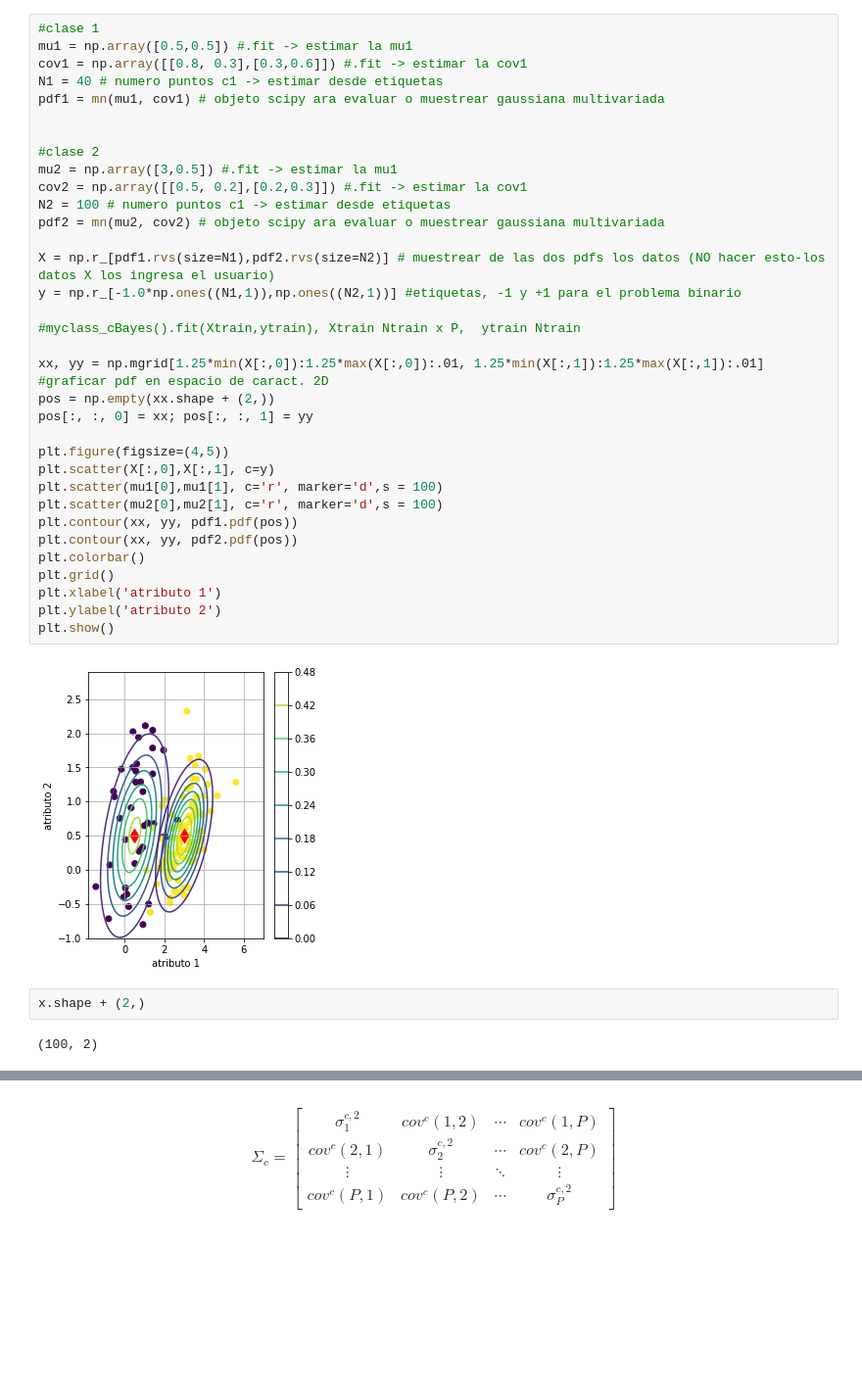
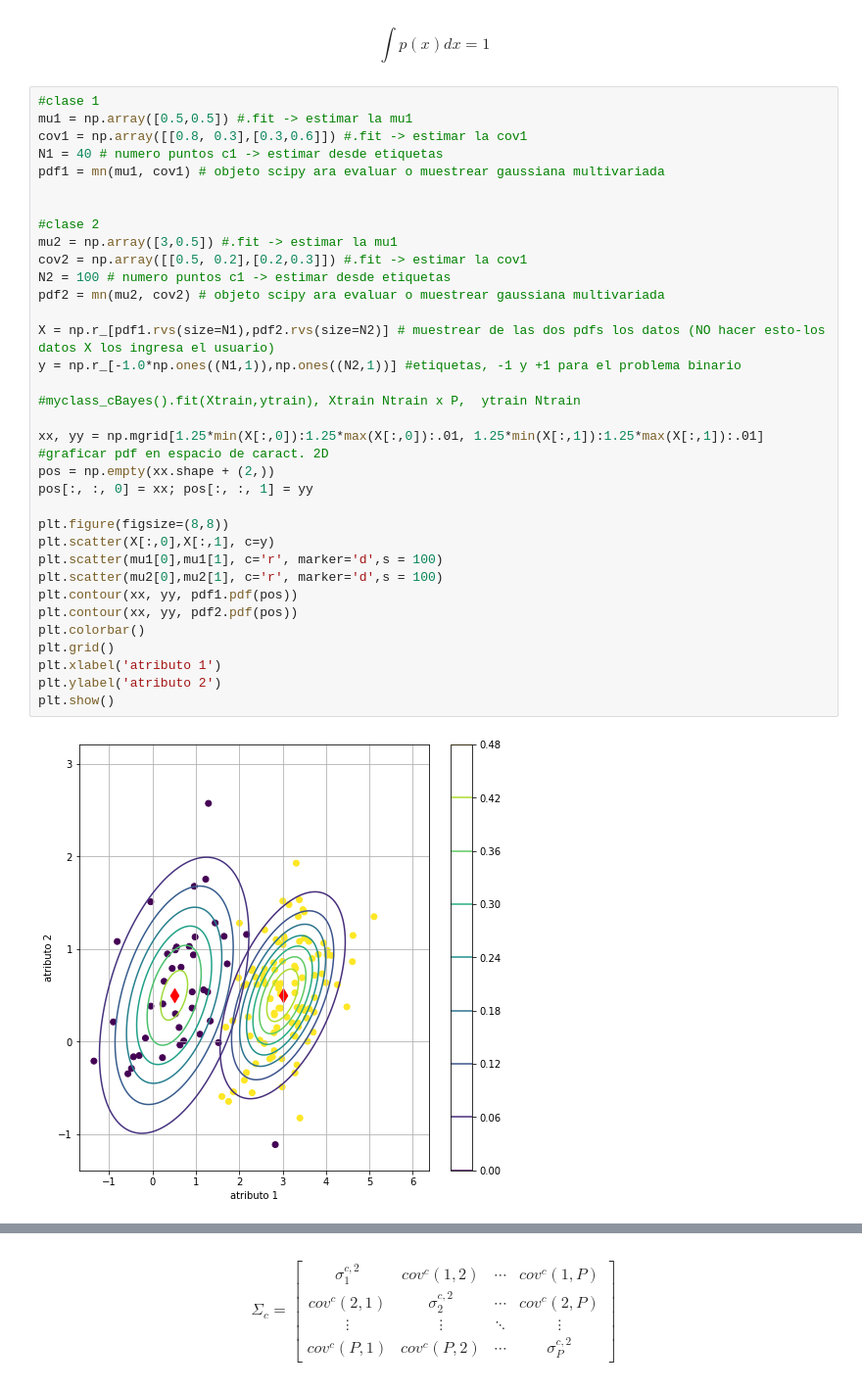
Before and after one commit to gitpacho/MineriaDatos, a Jupyter notebook: multivariateNormal.ipynb, the cells around one changed output, grey strips where cells are left out. Shown at 98% size. Cells and saved outputs as stored; diff of their text form; blank space fills up the shorter version.

```diff
--- a/multivariateNormal.ipynb
+++ b/multivariateNormal.ipynb
@@ -19,3 +20,5 @@ plt.plot(x, y)
+# %% [markdown]
+$$\int p(x) dx = 1$$
 # %%
 #clase 1
 mu1 = np.array([0.5,0.5]) #.fit -> estimar la mu1
@@ -23,36 +26,32 @@ cov1 = np.array([[0.8, 0.3],[0.3,0.6]]) #.fit -> estimar la cov1
 N1 = 40 # numero puntos c1 -> estimar desde etiquetas
 pdf1 = mn(mu1, cov1) # objeto scipy ara evaluar o muestrear gaussiana multivariada
 
 
 #clase 2
 mu2 = np.array([3,0.5]) #.fit -> estimar la mu1
 cov2 = np.array([[0.5, 0.2],[0.2,0.3]]) #.fit -> estimar la cov1
 N2 = 100 # numero puntos c1 -> estimar desde etiquetas
 pdf2 = mn(mu2, cov2) # objeto scipy ara evaluar o muestrear gaussiana multivariada
 
 X = np.r_[pdf1.rvs(size=N1),pdf2.rvs(size=N2)] # muestrear de las dos pdfs los datos (NO hacer esto-los datos X los ingresa el usuario)
 y = np.r_[-1.0*np.ones((N1,1)),np.ones((N2,1))] #etiquetas, -1 y +1 para el problema binario
 
 #myclass_cBayes().fit(Xtrain,ytrain), Xtrain Ntrain x P,  ytrain Ntrain
 
 xx, yy = np.mgrid[1.25*min(X[:,0]):1.25*max(X[:,0]):.01, 1.25*min(X[:,1]):1.25*max(X[:,1]):.01] #graficar pdf en espacio de caract. 2D
 pos = np.empty(xx.shape + (2,))
 pos[:, :, 0] = xx; pos[:, :, 1] = yy
 
-plt.figure(figsize=(4,5))
+plt.figure(figsize=(8,8))
 plt.scatter(X[:,0],X[:,1], c=y)
 plt.scatter(mu1[0],mu1[1], c='r', marker='d',s = 100)
 plt.scatter(mu2[0],mu2[1], c='r', marker='d',s = 100)
 plt.contour(xx, yy, pdf1.pdf(pos))
 plt.contour(xx, yy, pdf2.pdf(pos))
 plt.colorbar()
 plt.grid()
 plt.xlabel('atributo 1')
 plt.ylabel('atributo 2')
 plt.show()
 # %% [output]
-[figure, old version]
+[figure, new version]
-# %%
-x.shape + (2,)
-# %% [output]
-(100, 2)
```
Also changed, not shown: parts of 2 cells of this notebook.
